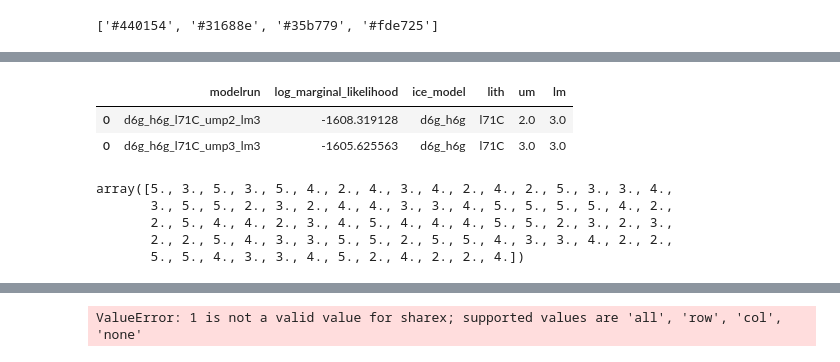
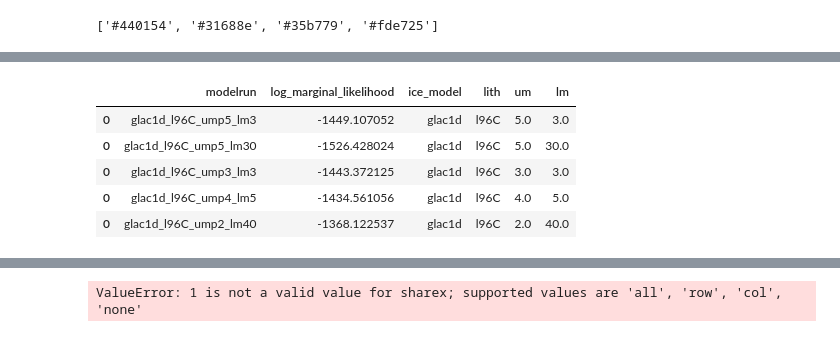
Before and after one commit to rcameronc/Holocene_readv, a Jupyter notebook: readv_postproc.ipynb, the cells around one changed output, grey strips where cells are left out. Cells and saved outputs as stored; diff of their text form; code cells hidden in the pictures.

```diff
--- a/readv_postproc.ipynb
+++ b/readv_postproc.ipynb
@@ -58,9 +58,3 @@ Text(0.5, 1, 'fennoscandia 12000 - 1500 yrs \n GLAC-1D : 96 km lithosphere')
-# %%
-df[df.ice_model == 'd6g_h6g]
-# %% [output]
-|  | modelrun | log_marginal_likelihood | ice_model | lith | um | lm |
-| 0 | d6g_h6g_l71C_ump2_lm3 | -1608.319128 | d6g_h6g | l71C | 2.0 | 3.0 |
-| 0 | d6g_h6g_l71C_ump3_lm3 | -1605.625563 | d6g_h6g | l71C | 3.0 | 3.0 |
 # %%
 df_96 = df[df.lith == 'l96C']
 
@@ -72,13 +66,14 @@ df_96_um5 = df_96[df_96.um == 5.0]
 df_71 = df[df.lith == 'l71C']
 # %%
 sns.set(style="whitegrid")
-# %%
-df.um.values
-# %% [output]
-array([5., 3., 5., 3., 5., 4., 2., 4., 3., 4., 2., 4., 2., 5., 3., 3., 4.,
-       3., 5., 5., 2., 3., 2., 4., 4., 3., 3., 4., 5., 5., 5., 5., 4., 2.,
-       2., 5., 4., 4., 2., 3., 4., 5., 4., 4., 4., 5., 5., 2., 3., 2., 3.,
-       2., 2., 5., 4., 3., 3., 5., 5., 2., 5., 5., 4., 3., 3., 4., 2., 2.,
-       5., 5., 4., 3., 3., 4., 5., 2., 4., 2., 2., 4.])
+# %%
+df.head()
+# %% [output]
+|  | modelrun | log_marginal_likelihood | ice_model | lith | um | lm |
+| 0 | glac1d_l96C_ump5_lm3 | -1449.107052 | glac1d | l96C | 5.0 | 3.0 |
+| 0 | glac1d_l96C_ump5_lm30 | -1526.428024 | glac1d | l96C | 5.0 | 30.0 |
+| 0 | glac1d_l96C_ump3_lm3 | -1443.372125 | glac1d | l96C | 3.0 | 3.0 |
+| 0 | glac1d_l96C_ump4_lm5 | -1434.561056 | glac1d | l96C | 4.0 | 5.0 |
+| 0 | glac1d_l96C_ump2_lm40 | -1368.122537 | glac1d | l96C | 2.0 | 40.0 |
 # %%
 # mods = sns.load_dataset()
```
Also changed, not shown: parts of 2 cells of this notebook, 3 other files.
